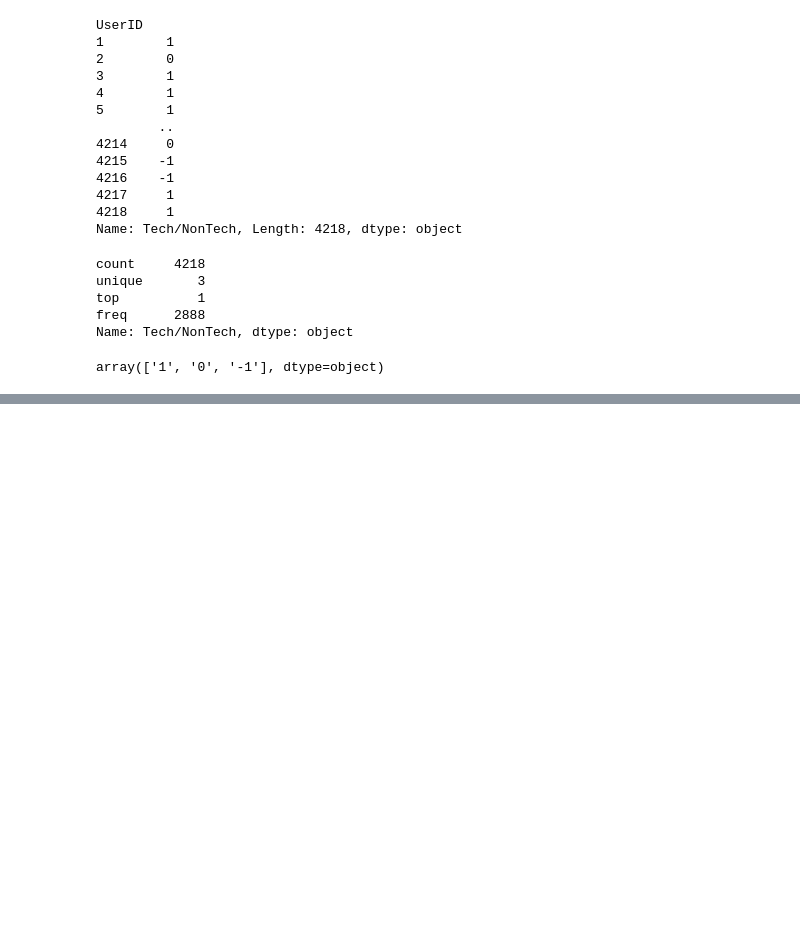
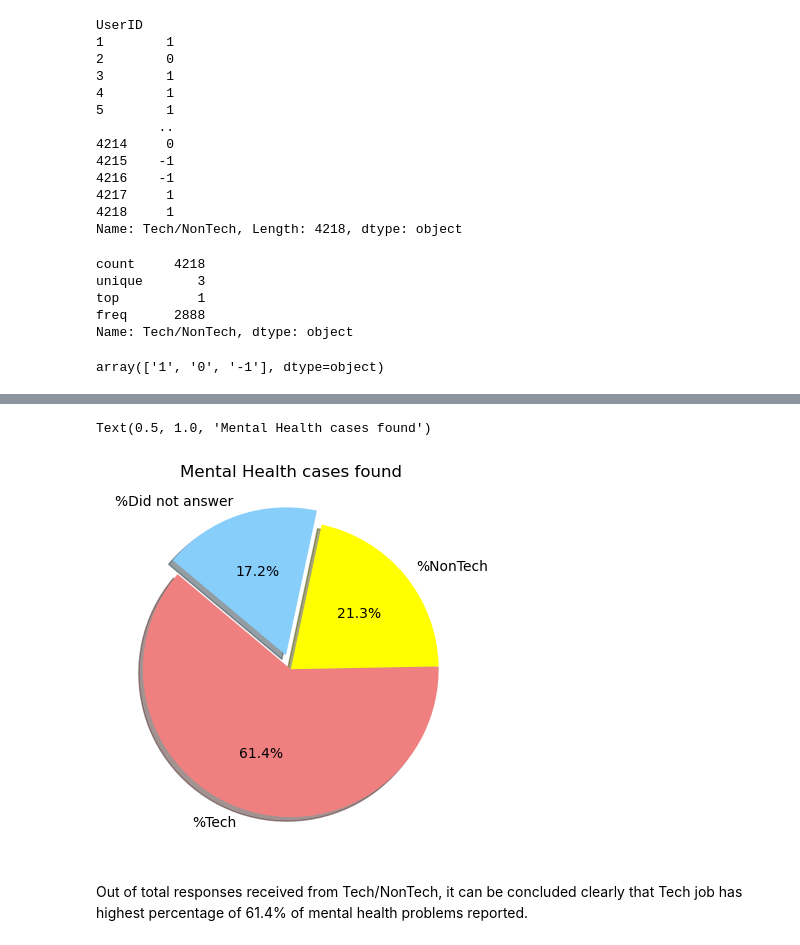
Before and after one commit to Patrick-Bacza/Group-7---Project, a Jupyter notebook: Jay_question_project.ipynb, the cells around one changed output, grey strips where cells are left out. Saved outputs shown, nothing was run; the diff lists cells and outputs as text; code cells hidden in the pictures; blank space fills up the shorter version.

```diff
--- a/Jay_question_project.ipynb
+++ b/Jay_question_project.ipynb
@@ -325,0 +398,13 @@ People working in Tech job type has more cases of Mental Health than one in Non
+# %%
+labels = ["%Tech","%NonTech", "%Did not answer"]
+sizes = [837,291,235]
+colors = ["lightcoral","yellow", "lightskyblue"]
+explode = (0, 0,0.1)
+plt.pie(sizes, labels=labels, explode=explode, colors=colors,
+        autopct="%1.1f%%", shadow=True, startangle=140)
+plt.title("Mental Health cases found")
+# %% [output]
+Text(0.5, 1.0, 'Mental Health cases found')
+[figure, added]
+# %% [markdown]
+Out of total responses received from Tech/NonTech, it can be concluded clearly that Tech job has highest percentage of 61.4% of mental health problems reported.
```
Also changed, not shown: parts of 13 cells of this notebook.
